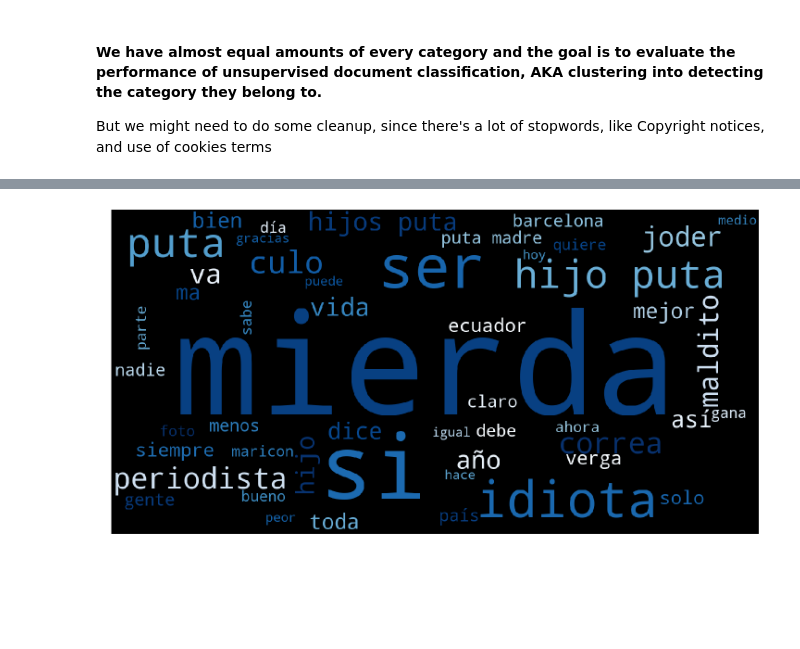
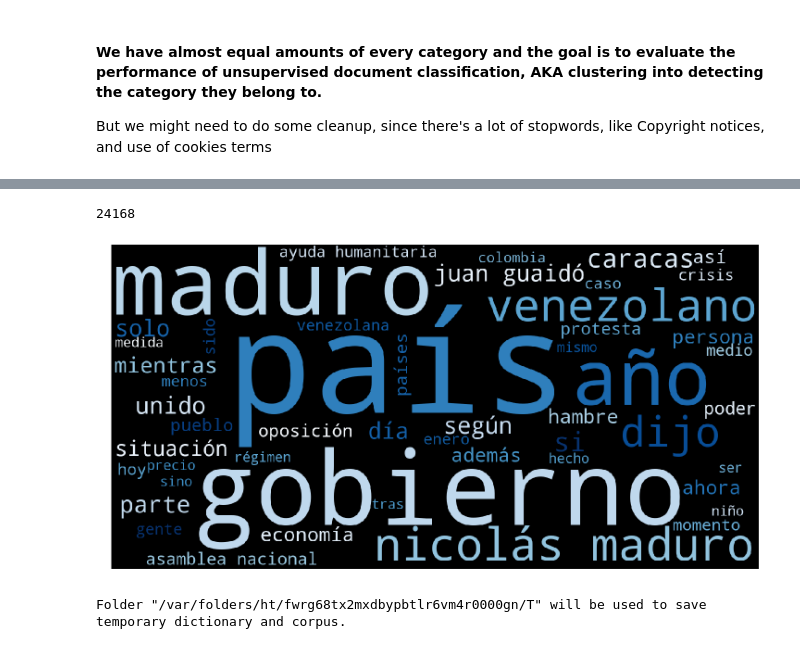
Before and after one commit to Piero512/Proyecto2Mineria, a Jupyter notebook: Reading.ipynb, the cells around one changed output, grey strips where cells are left out. Drawn from its saved outputs; the diff is of its cells as text; code cells hidden in the pictures; blank space fills up the shorter version.

```diff
--- a/Reading.ipynb
+++ b/Reading.ipynb
@@ -159,13 +185,12 @@ Name: texto, dtype: object
 # %%
 # Definimos los stopwords adicionales del idioma a utilizar
-stopword = nltk.corpus.stopwords.words('spanish')
-stopword.extend(['d','x','q','bla','rt','ab','xq','ma'])
+stopword = nltk.corpus.stopwords.words('spanish') + ["venezuela"]
 
 #Función para remover los stopwords de tweet
 def remove_stopwords(text):
     text = [word for word in text if word not in stopword]
     return text
-# Nueva columna con los tweets sin stopwords
-tweets['Tweet_nonstop'] = tweets['Tweet_tokenized'].apply(lambda x: remove_stopwords(x))
-tweets.head(10)
+# Nueva columna con los articulos sin stopwords
+combined2['texto_nonstop'] = combined2['texto_tokenized'].apply(lambda x: remove_stopwords(x))
+combined2.head(10)
 # %% [output]
@@ -190,6 +213,6 @@ def stemming(text):
     return text
 
 # Nueva columna luego de aplicar la función creada
-tweets['Tweet_stemmed'] = tweets['Tweet_nonstop'].apply(lambda x: stemming(x))
-tweets.head()
+combined2['texto_stemmed'] = combined2['texto_nonstop'].apply(lambda x: stemming(x))
+combined2.head()
 # %% [output]
@@ -203,0 +225,13 @@ tweets.head()
+# %%
+#Funcion utilizada para remover los signos de puntuación
+def remove_punct(text):
+    for punc in string.punctuation:
+        text = text.replace(punc,"")
+    text = re.sub('[0-9]+', '', text)
+    return text
+#Creación de una nueva columna con el tweet sin signos de puntuación
+combined2['texto_punct'] = combined2['texto'].apply(lambda x: remove_punct(x))
+sid = SentimentIntensityAnalyzer()
+# Creación de una nueva columna con el valor de sentimiento del tweet
+combined2["sentiment"] = combined2["texto"].apply(lambda x: sid.polarity_scores(x)["compound"])
+combined2.head(10)
@@ -205,10 +251,10 @@ tweets.head()
 wn = nltk.WordNetLemmatizer()
 # Función utilizada para aplicar lematización al tweet
 def lemmatizer(text):
-    text = [wn.lemmatize(word) for word in text if "ja" not in word]
+    text = [wn.lemmatize(word) for word in text]
     return text
 
 # Nueva columna creada aplicando la función definida anteriormente
-tweets['Tweet_lemmatized'] = tweets['Tweet_nonstop'].apply(lambda x: lemmatizer(x))
-tweets.head()
+combined2['texto_lemmatized'] = combined2['texto_nonstop'].apply(lambda x: lemmatizer(x))
+combined2.head()
 # %% [output]
@@ -249,30 +304,45 @@ count_vect_df.head()
+# %%
+len(countVectorizer.get_feature_names())
+# %% [output]
+24168
 # %%
-all_words = tweets['Tweet_lemmatized'].tolist()
-cleaned_words = []
-for i in all_words:
-    for j in i:
-            cleaned_words.append(j)
+all_words = combined2['texto_lemmatized'].tolist()
+cleaned_words = [item for sublist in all_words for item in sublist]
 
 # Convierte  clean_words a una serie y cuenta las ocurrencias más frecuentes
 cleaned_words_series = pd.Series(cleaned_words)
 words_counts = cleaned_words_series.value_counts()
 hashes = cleaned_words_series.values
 hashes = hashes.tolist()
 
 # Convierte la lista a un string con todas las palabras
 hashes_words = " ".join(hashes)
 
 # Genera la nube de palabras con las palabras más utilizadas
 from wordcloud import WordCloud
 wordcloud = WordCloud(width= 1600, height = 800,
                       relative_scaling = 1.0,
                       colormap = "Blues",
                      max_words = 50).generate(hashes_words)
 
 plt.figure(figsize=(20,10))
 plt.imshow(wordcloud)
 plt.axis("off")
 plt.tight_layout(pad=0)
 plt.show()
 # %% [output]
-[figure, old version]
+[figure, new version]
+# %%
+#Construimos el corpus
+corpus=[]
+for i in range(len(combined2['texto_punct'])):
+    a = combined2['texto_punct'][i]
+    corpus.append(a)
+
+TEMP_FOLDER = tempfile.gettempdir()
+print('Folder "{}" will be used to save temporary dictionary and corpus.'.format(TEMP_FOLDER))
+
+from gensim import corpora
+logging.basicConfig(format='%(asctime)s : %(levelname)s : %(message)s', level=logging.INFO)
+# %% [output]
+Folder "/var/folders/ht/fwrg68tx2mxdbypbtlr6vm4r0000gn/T" will be used to save temporary dictionary and corpus.
```
Also changed, not shown: parts of 25 cells of this notebook, 6 other files.
